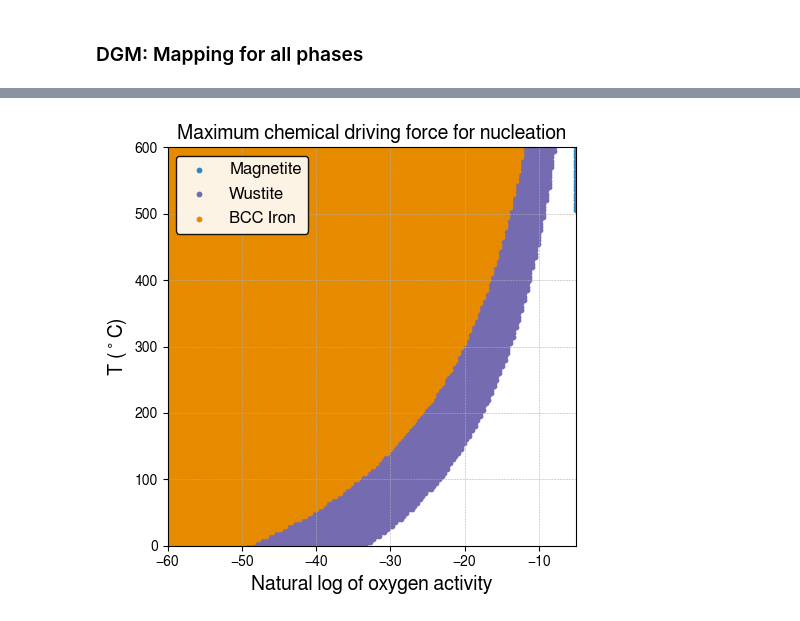
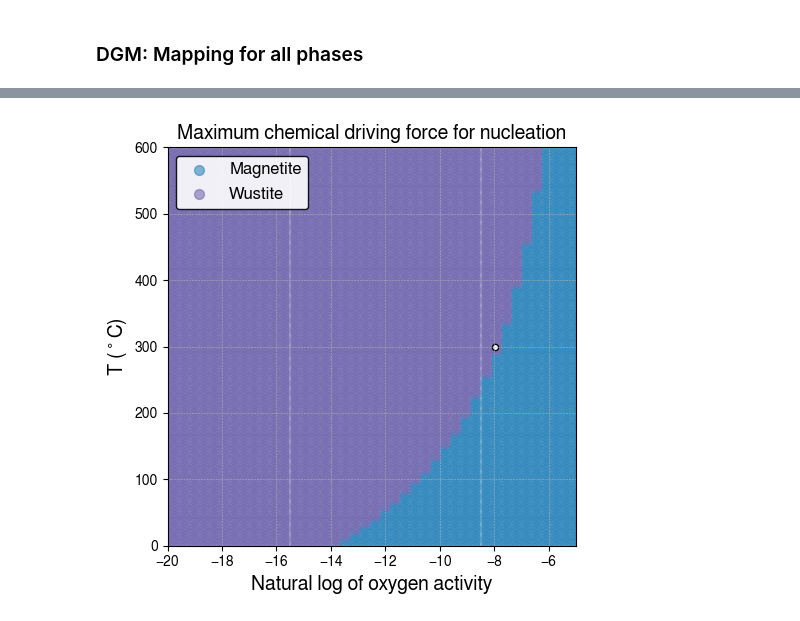
Before and after one commit to YXWU2014/IronOxide_TC, a Jupyter notebook: archive/IronOxide_TC_calculations_TCFE_TCOX.ipynb, the cells around one changed output, grey strips where cells are left out. Saved outputs shown, nothing was run; the diff lists cells and outputs as text; code cells hidden in the pictures.

```diff
--- a/IronOxide_TC_calculations_TCFE_TCOX.ipynb
+++ b/archive/IronOxide_TC_calculations_TCFE_TCOX.ipynb
@@ -706,37 +779,40 @@ plt.show()
 # %%
-columns_to_compare = [f'dgm({phase})' for phase in phases_list]
-# columns_to_compare = ['dgm(CORUNDUM)', 'dgm(SPINEL)', 'dgm(HALITE)', 'dgm(LIQUID)' ]
+# columns_to_compare = [f'dgm({phase})' for phase in phases_list]
+columns_to_compare = ['dgm(SPINEL)', 'dgm(HALITE)']
 
 for phase in phases_list:
     column_name = f'dgm({phase})'
     condition = df_DGM[column_name] == df_DGM[columns_to_compare].max(axis=1)
     globals()[f'df_DGM_{phase}'] = df_DGM[condition]
 
 
 # Plotting the individual dataframes
 plt.figure(figsize=(5, 5))
 
 for i, phase in enumerate(phases_list):
-    if phase == 'LIQUID' or phase == 'CORUNDUM':
+    if phase == 'LIQUID' or phase == 'CORUNDUM' or phase == 'BCC_A2':
         pass
     else:
         df = globals()[f'df_DGM_{phase}']
-        plt.scatter(df['lnacr_o'], df['T']-273.15, s=10, label=labels_list[i],
-                    color=colors[phase], alpha=1)
-plt.scatter([-7.9663978], [300], color='white')
+        plt.scatter(df['lnacr_o'], df['T']-273.15,
+                    s=50, label=labels_list[i],
+                    color=colors[phase], alpha=0.6)
+plt.scatter([-7.9663978], [300],
+            facecolors='white', edgecolors='black', linewidths=1, s=20)
+
 plt.xlabel('Natural log of oxygen activity', fontsize=14)
 plt.ylabel(r'T ($^\circ$C)', fontsize=14)
 plt.title('Maximum chemical driving force for nucleation', fontsize=14)
 plt.legend(fontsize=12, loc='upper left',
            facecolor='white', edgecolor='black', framealpha=0.9)
 plt.grid(True, which='both', linestyle='--', linewidth=0.4)
-plt.xlim([min(df_DGM['lnacr_o']), max(df_DGM['lnacr_o'])])
+plt.xlim([-20, -5])
 plt.ylim([min(df_DGM['T'])-273.15, max(df_DGM['T'])-273.15])
 plt.tight_layout()
 
 plt_output_fname = "_DGMmax.png"
 plt.savefig(os.path.join(current_directory, output_fname+plt_output_fname),
             format='png', dpi=300,  bbox_inches='tight')
 plt.show()
 # %% [output]
-[figure, old version]
+[figure, new version]
```
Also changed, not shown: parts of 2 cells of this notebook, 57 other files.
